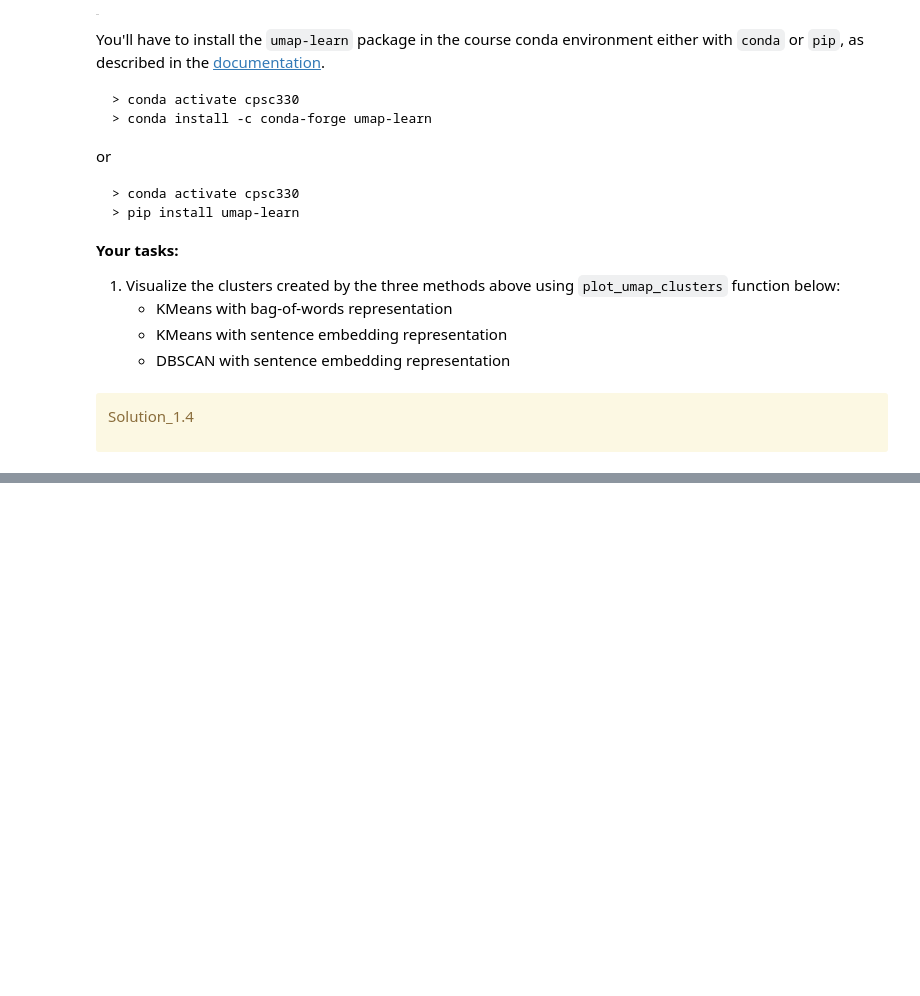
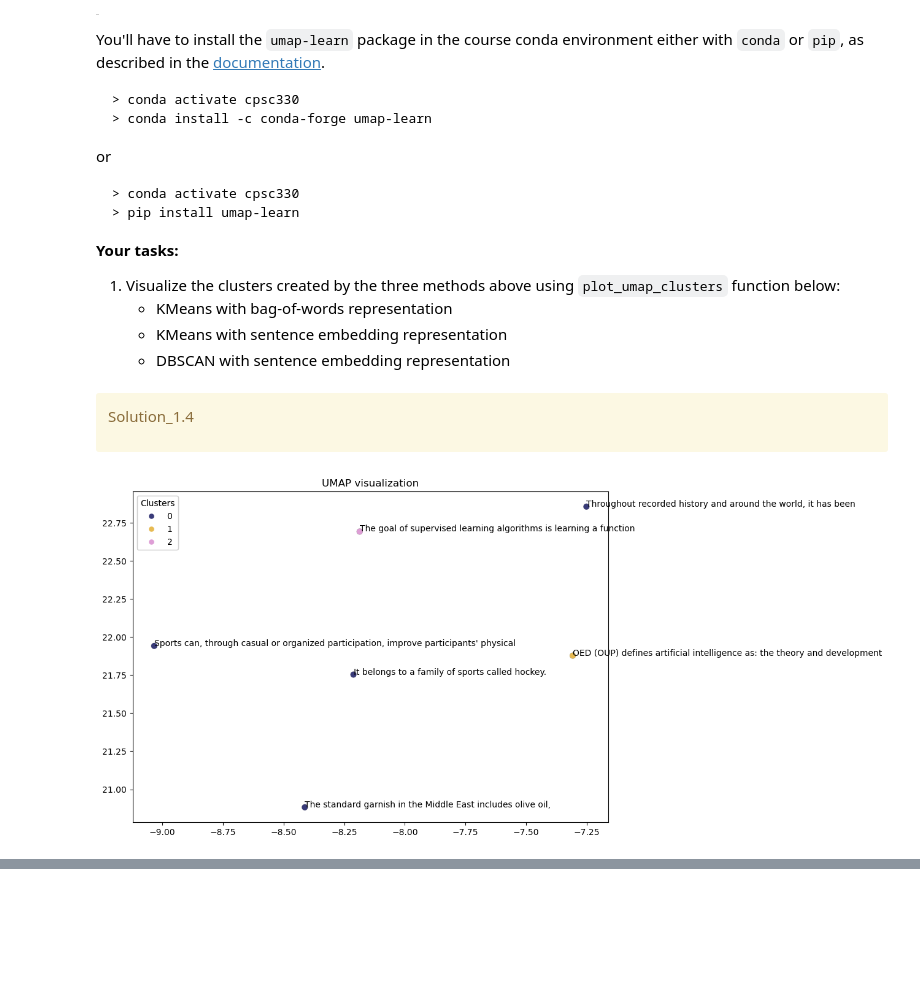
Before and after one commit to rebeccaachang/cpsc330, a Jupyter notebook: hw/hw6/hw6.ipynb, the cells around one changed output, grey strips where cells are left out. Saved outputs shown, nothing was run; the diff lists cells and outputs as text; code cells hidden in the pictures; blank space fills up the shorter version.

```diff
--- a/hw/hw6/hw6.ipynb
+++ b/hw/hw6/hw6.ipynb
@@ -171,7 +171,7 @@ Solution_1.2
 countvec = CountVectorizer(stop_words='english')
 X_counts = countvec.fit_transform(wiki_df["text"])
 new_df = pd.DataFrame(
-    X_counts.toarray(), columns=countvec.get_feature_names(), index=wiki_df["text"]
+    X_counts.toarray(), columns=countvec.get_feature_names_out(), index=wiki_df["text"]
 )
 
-# new_df
+new_df.head(1)
@@ -471,0 +475,15 @@ Solution_1.4
+# %%
+bow_array = np.array(new_df)
+bow_cluster_labels = wiki_df_new["clusters"].tolist()
+
+emb_array = np.array(emb_sent_df)
+k_means_cluster_labels = wiki_df_new_emb["clusters"].tolist()
+dbscan_cluster_labels = wiki_df_new_embDBSCAN["clusters"].tolist()
+# %%
+# k-means, bag-of-words
+plot_umap_clusters(data=bow_array,
+                   cluster_labels=bow_cluster_labels,
+                   show_labels=True,
+                   n_neighbors=4)
+# %% [output]
+[figure, added]
```
Also changed, not shown: parts of 29 cells of this notebook.
